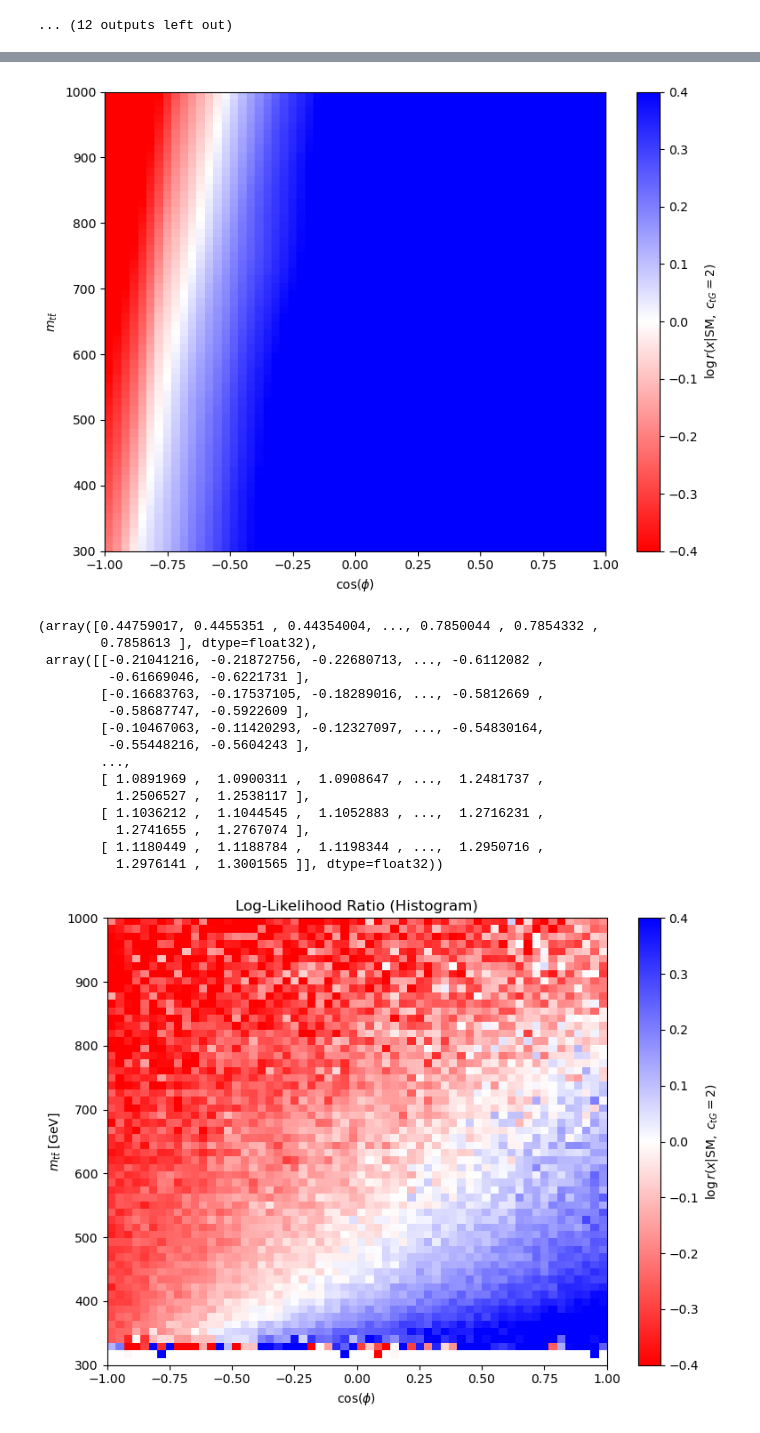
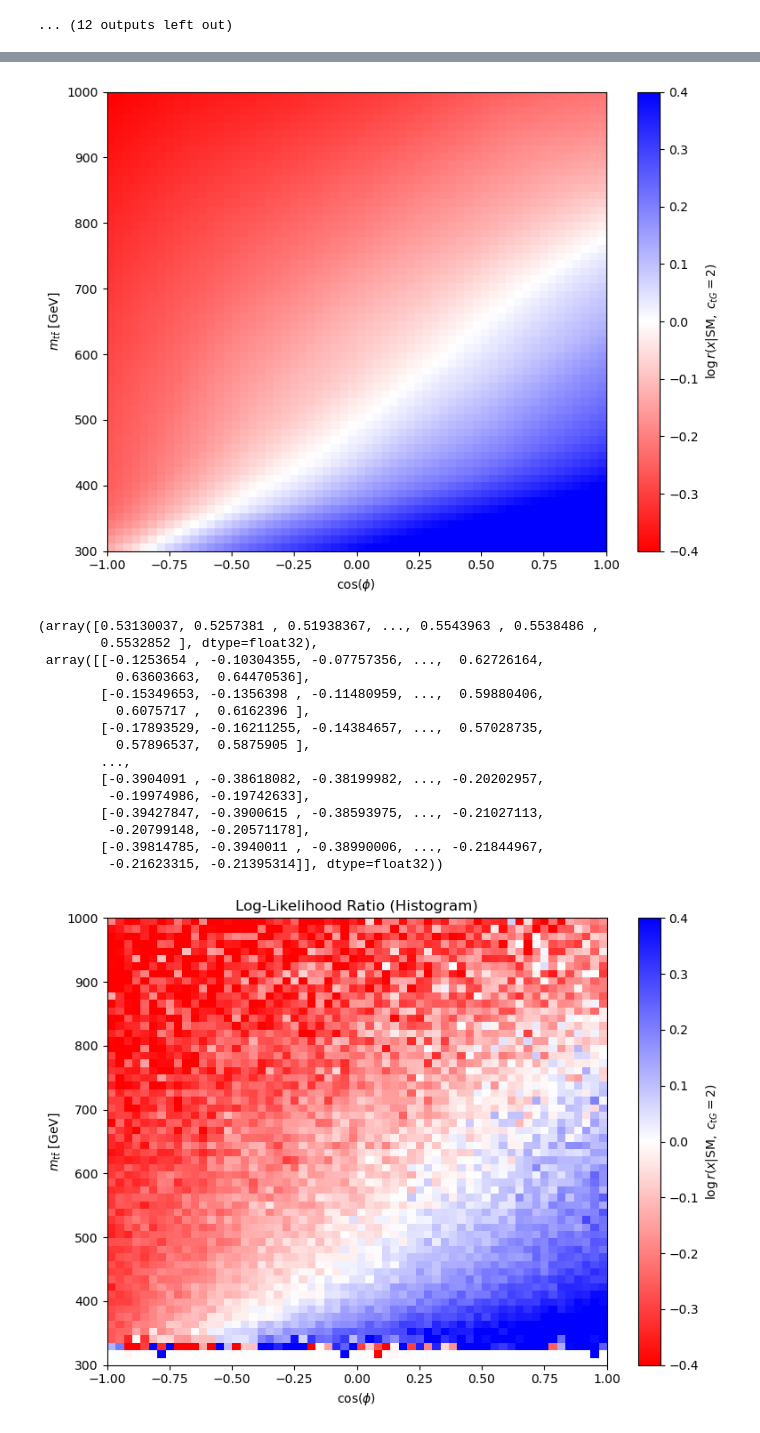
Before and after one commit to SantoshBh137/Purdue_Analysis_EFT, a Jupyter notebook: EFT_ML/ML_EFT_SM.ipynb, the cells around one changed output, grey strips where cells are left out. Saved outputs shown, nothing was run; the diff lists cells and outputs as text; code cells hidden in the pictures.

```diff
--- a/EFT_ML/ML_EFT_SM.ipynb
+++ b/EFT_ML/ML_EFT_SM.ipynb
@@ -134,5 +134,6 @@ for var in VARS:
 [figure]
 ... (12 outputs left out)
 # %%
-VARS
+myvars = [var for var in VARS if var in ['gen_ll_cHel', 'gen_ttbar_mass']]
+myvars
 # %% [output]
@@ -160,10 +145,10 @@ VARS
 signal_path = "/depot/cms/top/bhanda25/Purdue_Analysis_EFT/Purdue_Analysis_EFT/EFT_ML/picklefile/sample_EFT_ctgRe2.pkl"
 background_path = "/depot/cms/top/bhanda25/Purdue_Analysis_EFT/Purdue_Analysis_EFT/EFT_ML/picklefile/sample_SM_ctgRe0.pkl"
 max_events = 6000000
-n_epochs = 20
+n_epochs = 10
 
 # Run the training and evaluation pipeline
-X_train, Y_train, X_val, Y_val, X_sig_test, X_bkg_test, scaler, df_combined = prametric_classifier.load_data(signal_path, background_path, VARS, max_events)
+X_train, Y_train, X_val, Y_val, X_sig_test, X_bkg_test, scaler, df_combined = prametric_classifier.load_data(signal_path, background_path, myvars, max_events)
 # %%
 input_dim = X_train.shape[1]
 input_dim
@@ -172,3 +157,3 @@ input_dim
 # %%
-model, device = prametric_classifier.train_model(X_train, Y_train, X_val, Y_val, len(VARS), n_epochs)
+model, device = prametric_classifier.train_model(X_train, Y_train, X_val, Y_val, len(myvars), n_epochs)
 # %% [output]
@@ -206,22 +189,22 @@ prametric_classifier.evaluate_model(model, device, X_sig_test, X_bkg_test)
 # %%
-prametric_classifier.plot_llr_2d(model, scaler, VARS, "gen_ll_cHel", "gen_ttbar_mass", [-1, 1], [300, 1000])
+prametric_classifier.plot_llr_2d(model, scaler, myvars, "gen_ll_cHel", "gen_ttbar_mass", [-1, 1], [300, 1000])
 # %% [output]
-[figure, old version]
+[figure, new version]
-(array([0.44759017, 0.4455351 , 0.44354004, ..., 0.7850044 , 0.7854332 ,
-        0.7858613 ], dtype=float32),
- array([[-0.21041216, -0.21872756, -0.22680713, ..., -0.6112082 ,
-         -0.61669046, -0.6221731 ],
-        [-0.16683763, -0.17537105, -0.18289016, ..., -0.5812669 ,
-         -0.58687747, -0.5922609 ],
-        [-0.10467063, -0.11420293, -0.12327097, ..., -0.54830164,
-         -0.55448216, -0.5604243 ],
+(array([0.53130037, 0.5257381 , 0.51938367, ..., 0.5543963 , 0.5538486 ,
+        0.5532852 ], dtype=float32),
+ array([[-0.1253654 , -0.10304355, -0.07757356, ...,  0.62726164,
+          0.63603663,  0.64470536],
+        [-0.15349653, -0.1356398 , -0.11480959, ...,  0.59880406,
+          0.6075717 ,  0.6162396 ],
+        [-0.17893529, -0.16211255, -0.14384657, ...,  0.57028735,
+          0.57896537,  0.5875905 ],
         ...,
-        [ 1.0891969 ,  1.0900311 ,  1.0908647 , ...,  1.2481737 ,
-          1.2506527 ,  1.2538117 ],
-        [ 1.1036212 ,  1.1044545 ,  1.1052883 , ...,  1.2716231 ,
-          1.2741655 ,  1.2767074 ],
-        [ 1.1180449 ,  1.1188784 ,  1.1198344 , ...,  1.2950716 ,
-          1.2976141 ,  1.3001565 ]], dtype=float32))
+        [-0.3904091 , -0.38618082, -0.38199982, ..., -0.20202957,
+         -0.19974986, -0.19742633],
+        [-0.39427847, -0.3900615 , -0.38593975, ..., -0.21027113,
+         -0.20799148, -0.20571178],
+        [-0.39814785, -0.3940011 , -0.38990006, ..., -0.21844967,
+         -0.21623315, -0.21395314]], dtype=float32))
 # %%
 prametric_classifier.compute_histogram_llr(
     x_obs=df_combined["gen_ll_cHel"],
```
Also changed, not shown: parts of 5 cells of this notebook, 1 other file.
